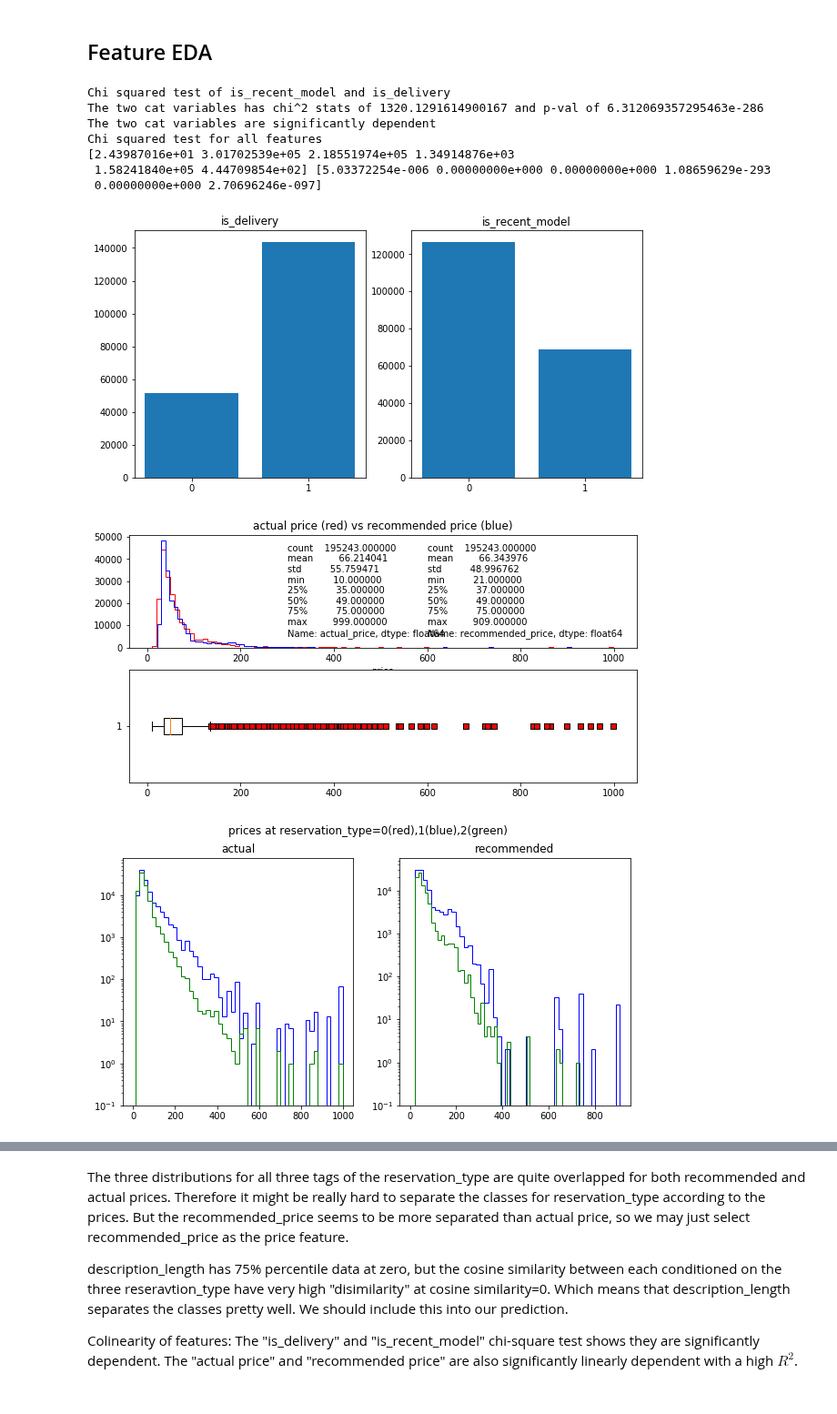
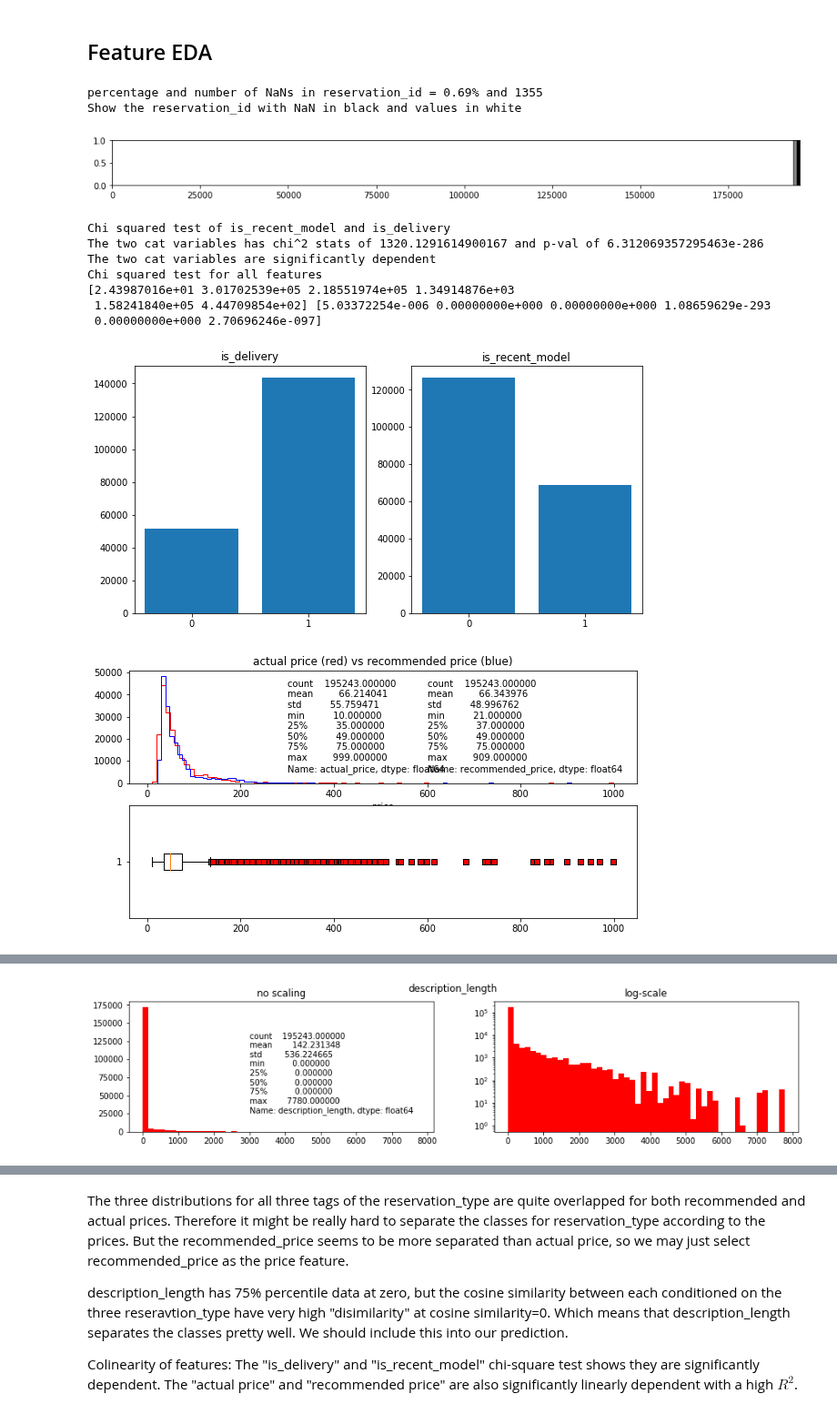
Before and after one commit to ginochen/Dual-branched_DNN_SVM, a Jupyter notebook: Dual_branched_DNN_SVM.ipynb, the cells around one changed output, grey strips where cells are left out. Shown at 91% size. Saved outputs shown, nothing was run; the diff lists cells and outputs as text; code cells hidden in the pictures.

```diff
--- a/Dual_branched_DNN_SVM.ipynb
+++ b/Dual_branched_DNN_SVM.ipynb
@@ -411,6 +411,15 @@ Memory consumed by data set after converting float64 to float32 :   14.895858764
 # total feature similarity conditioned on reservation_type class
 #print("Cosine simliarity between all 6 features conditioned on resrevation_type")
 #average_cosine_similarity(df[['description_length','is_delivery']].values,df['reservation_type'].values,df.shape[0],nbootstrap=3)
+plt.figure(figsize=(15,1))
+print('percentage and number of NaNs in reservation_id = %s%% and %s'%(round(sum(np.isnan(df['reservation_id']))/df.shape[0]*100,2),sum(np.isnan(df['reservation_id']))))
+print('Show the reservation_id with NaN in black and values in white')
+masked_array = np.array(df['reservation_id'].values.reshape(1,-1))
+masked_array[~np.isnan(df['reservation_id'].values.reshape(1,-1))]=1.
+cmap.set_bad(color=[0, 0, 0])
+plt.pcolormesh(masked_array, cmap=cmap)
+#plt.plot(masked_array,cmap=cmap)
+plt.show()
 
 # is_delivery frequencies
 plt.figure(figsize=(10,5))
@@ -468,42 +477,44 @@ plt.ylabel('actual price')
 plt.show()
 
 # num_images
 plt.figure(figsize=(15,3))
 plt.subplot(121)
 plt.title('num_images')
 plt.hist(df['num_images'],50,color='r')
-plt.text(22 ,1000, stats['num_images'])
+plt.text(22 ,1000, dfstats['num_images'])
 #plt.hist(df['recommended_price'],100,color='b',histtype=u'step')
 plt.xlabel('num_images')
 plt.show()
 
 # description_length
 plt.figure(figsize=(15,3))
 plt.suptitle('description_length')
 plt.subplot(121)
 plt.title('no scaling')
 plt.hist(df['description_length'],bins=50,color='r')
 plt.text(3000 ,25000, dfstats['description_length'])
 plt.subplot(122)
 plt.hist(df['description_length'],bins=50,color='r',log=True)
 plt.title('log-scale')
 plt.show()
 
 print("Cosine simliarity between description_length conditioned on resrevation_type")
-cs = average_cosine_similarity(df['description_length'].values,df['reservation_type'].values,df.shape[0],nbootstrap=3)
+cs = average_cosine_similarity(df['description_length'].values,df['reservation_type'].values,df.shape[0],nbootstrap=10)
 for i in range(len(cs)):
     cl = np.zeros(len(cs))
     cl[i] = 1
     plt.hist(cs[i].reshape(-1,1),bins=100,color=cl,log=False,histtype=u'step',linewidth=(i+1)*.5);
 plt.show()
 # %% [output]
-Chi squared test of is_recent_model and is_delivery
-The two cat variables has chi^2 stats of 1320.1291614900167 and p-val of 6.312069357295463e-286
-The two cat variables are significantly dependent
-Chi squared test for all features
-[2.43987016e+01 3.01702539e+05 2.18551974e+05 1.34914876e+03
- 1.58241840e+05 4.44709854e+02] [5.03372254e-006 0.00000000e+000 0.00000000e+000 1.08659629e-293
- 0.00000000e+000 2.70696246e-097]
+percentage and number of NaNs in reservation_id = 0.69% and 1355
+Show the reservation_id with NaN in black and values in white
-[figure, old version]
+[figure, new version]
+Chi squared test of is_recent_model and is_delivery
+The two cat variables has chi^2 stats of 1320.1291614900167 and p-val of 6.312069357295463e-286
+The two cat variables are significantly dependent
+Chi squared test for all features
+[2.43987016e+01 3.01702539e+05 2.18551974e+05 1.34914876e+03
+ 1.58241840e+05 4.44709854e+02] [5.03372254e-006 0.00000000e+000 0.00000000e+000 1.08659629e-293
+ 0.00000000e+000 2.70696246e-097]
-[figure, old version]
+[figure, new version]
-[figure, old version]
+[figure, new version]
@@ -514,0 +524 @@ Use the least samples out of all separated class nsamp = 0
+[figure, added]
```
Also changed, not shown: parts of 2 cells of this notebook.
